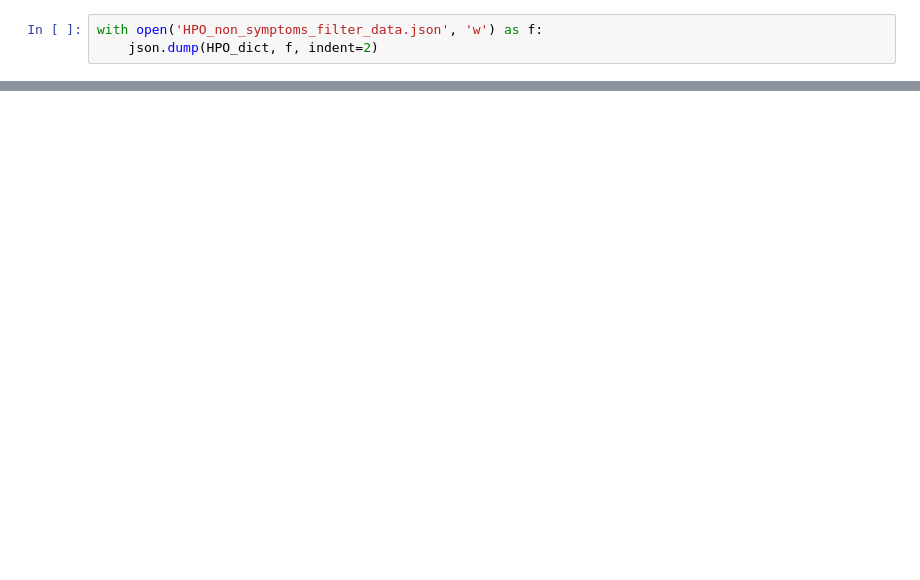
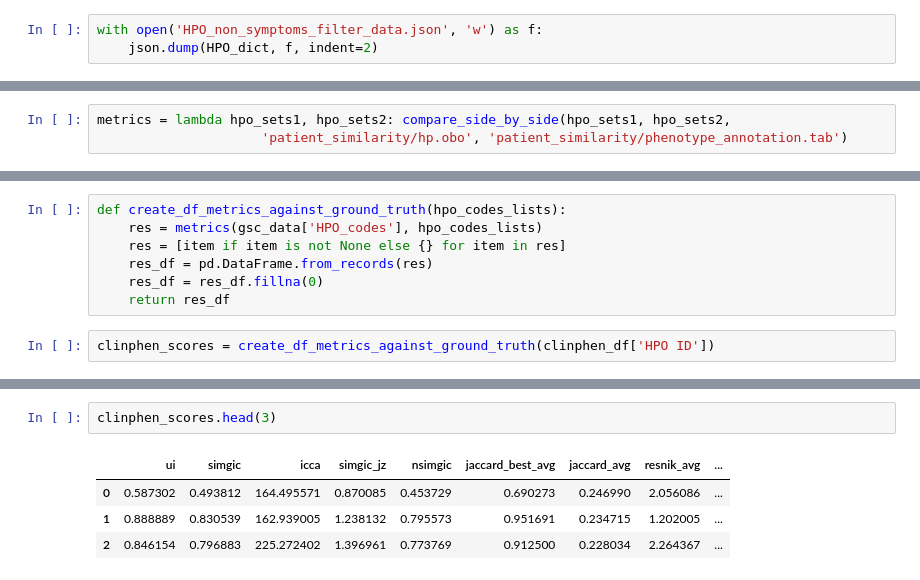
Before and after one commit to bbertoni/HackingSymptoms, a Jupyter notebook: code/PerformanceComparison/PerformanceComparison.ipynb, the cells around one changed output, grey strips where cells are left out. Drawn from its saved outputs; the diff is of its cells as text; blank space fills up the shorter version.

Commit message:
measure algorithms performance with various metrics including semantic similarity

```diff
--- a/code/PerformanceComparison/PerformanceComparison.ipynb
+++ b/code/PerformanceComparison/PerformanceComparison.ipynb
@@ -574,0 +579,3 @@ with open('HPO_non_symptoms_filter_data.json', 'w') as f:
+# %%
+metrics = lambda hpo_sets1, hpo_sets2: compare_side_by_side(hpo_sets1, hpo_sets2,
+                     'patient_similarity/hp.obo', 'patient_similarity/phenotype_annotation.tab')
@@ -574,0 +616,9 @@ with open('HPO_non_symptoms_filter_data.json', 'w') as f:
+# %%
+def create_df_metrics_against_ground_truth(hpo_codes_lists):
+    res = metrics(gsc_data['HPO_codes'], hpo_codes_lists)
+    res = [item if item is not None else {} for item in res]
+    res_df = pd.DataFrame.from_records(res)
+    res_df = res_df.fillna(0)
+    return res_df
+# %%
+clinphen_scores = create_df_metrics_against_ground_truth(clinphen_df['HPO ID'])
@@ -574,0 +683,7 @@ with open('HPO_non_symptoms_filter_data.json', 'w') as f:
+# %%
+clinphen_scores.head(3)
+# %% [output]
+|  | ui | simgic | icca | simgic_jz | nsimgic | jaccard_best_avg | jaccard_avg | resnik_avg | ... |
+| 0 | 0.587302 | 0.493812 | 164.495571 | 0.870085 | 0.453729 | 0.690273 | 0.246990 | 2.056086 | ... |
+| 1 | 0.888889 | 0.830539 | 162.939005 | 1.238132 | 0.795573 | 0.951691 | 0.234715 | 1.202005 | ... |
+| 2 | 0.846154 | 0.796883 | 225.272402 | 1.396961 | 0.773769 | 0.912500 | 0.228034 | 2.264367 | ... |
```
Also changed, not shown: parts of 16 cells of this notebook, 9 other files.
